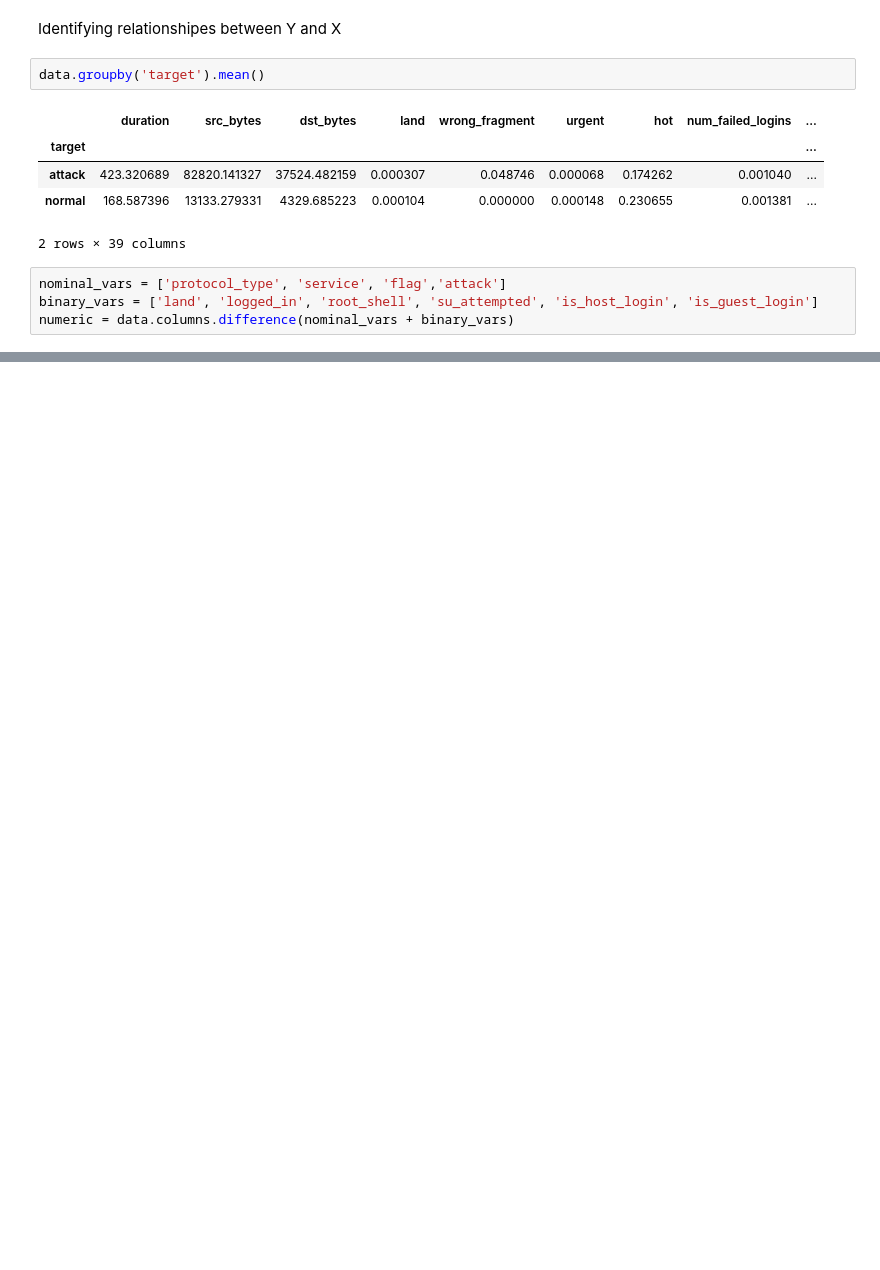
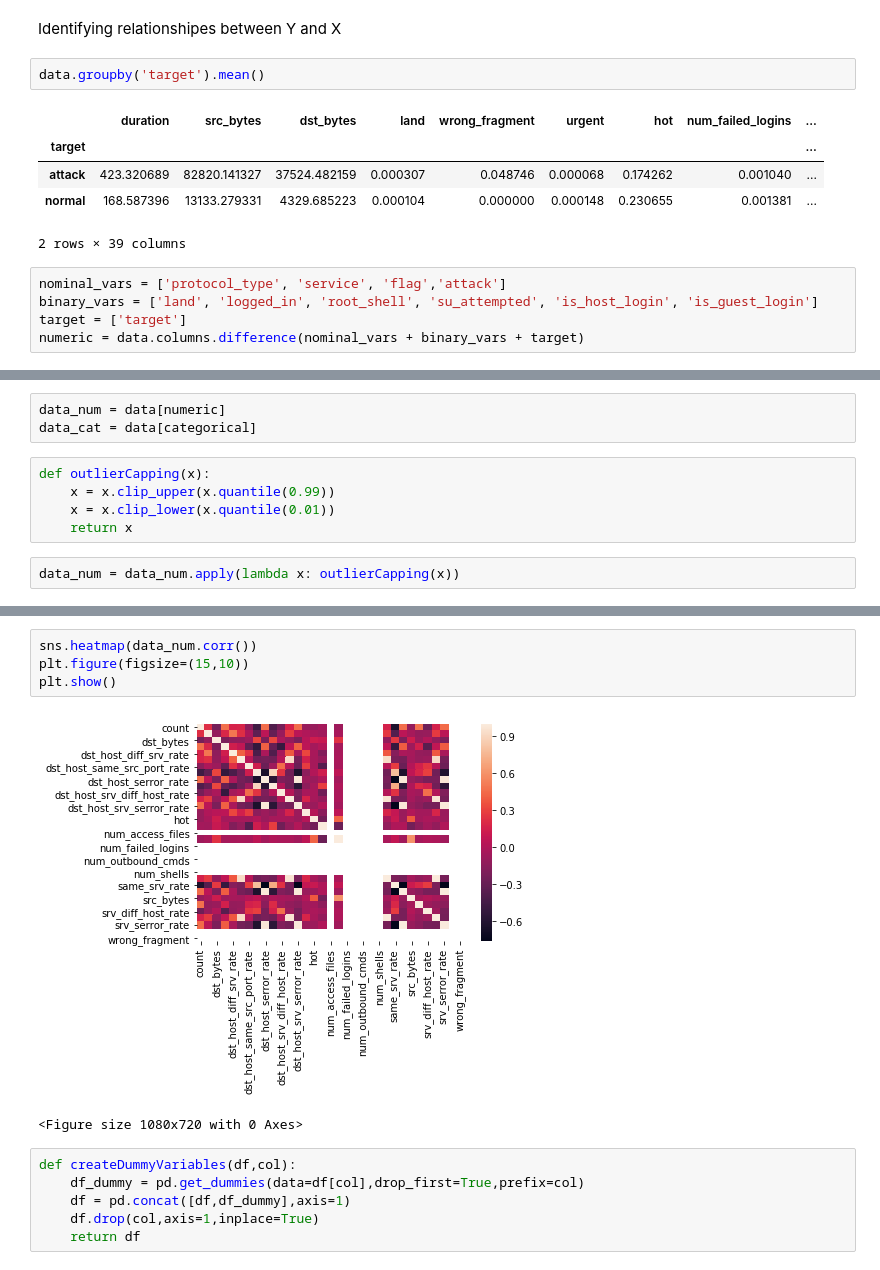
Before and after one commit to devarun07/Analytix, a Jupyter notebook: Projects/3. Network Intrusion Detection System/Project-3.ipynb, the cells around one changed output, grey strips where cells are left out. Drawn from its saved outputs; the diff is of its cells as text; blank space fills up the shorter version.

```diff
--- a/Projects/3. Network Intrusion Detection System/Project-3.ipynb
+++ b/Projects/3. Network Intrusion Detection System/Project-3.ipynb
@@ -98,4 +99,5 @@ data.groupby('target').mean()
 # %%
 nominal_vars = ['protocol_type', 'service', 'flag','attack']
 binary_vars = ['land', 'logged_in', 'root_shell', 'su_attempted', 'is_host_login', 'is_guest_login']
-numeric = data.columns.difference(nominal_vars + binary_vars)
+target = ['target']
+numeric = data.columns.difference(nominal_vars + binary_vars + target)
@@ -101,0 +145,10 @@ numeric = data.columns.difference(nominal_vars + binary_vars)
+# %%
+data_num = data[numeric]
+data_cat = data[categorical]
+# %%
+def outlierCapping(x):
+    x = x.clip_upper(x.quantile(0.99))
+    x = x.clip_lower(x.quantile(0.01))
+    return x
+# %%
+data_num = data_num.apply(lambda x: outlierCapping(x))
@@ -101,0 +202,13 @@ numeric = data.columns.difference(nominal_vars + binary_vars)
+# %%
+sns.heatmap(data_num.corr())
+plt.figure(figsize=(15,10))
+plt.show()
+# %% [output]
+[figure, added]
+<Figure size 1080x720 with 0 Axes>
+# %%
+def createDummyVariables(df,col):
+    df_dummy = pd.get_dummies(data=df[col],drop_first=True,prefix=col)
+    df = pd.concat([df,df_dummy],axis=1)
+    df.drop(col,axis=1,inplace=True)
+    return df
```
Also changed, not shown: parts of 21 cells of this notebook, 1 other file.
